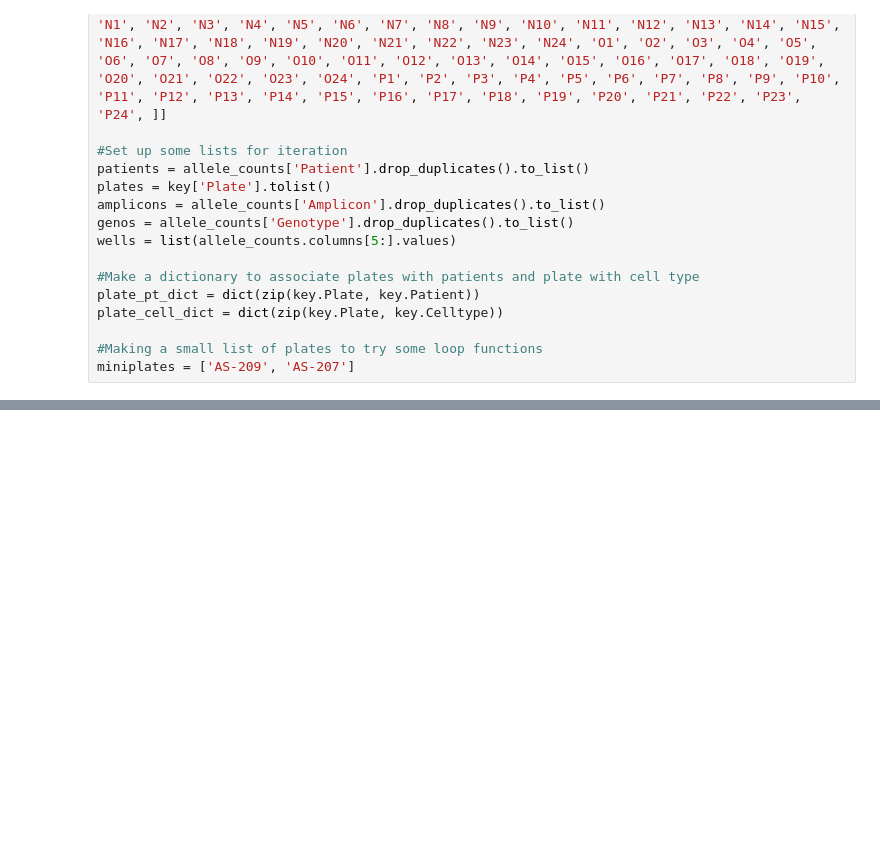
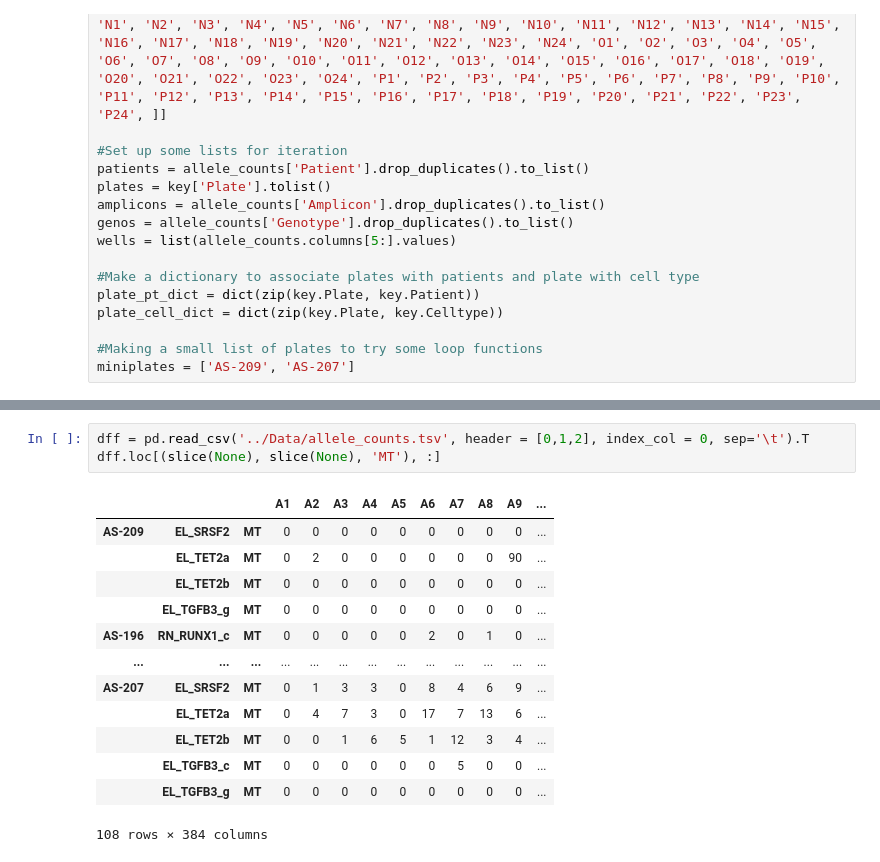
Before and after one commit to AnnatinaSchnegg/AS_amplicons, a Jupyter notebook: Code/Reads per amplicon per plate.ipynb, the cells around one changed output, grey strips where cells are left out. Cells and saved outputs as stored; diff of their text form; blank space fills up the shorter version.

```diff
--- a/Code/Reads per amplicon per plate.ipynb
+++ b/Code/Reads per amplicon per plate.ipynb
@@ -220,0 +375,17 @@ Which patient to plot - EL, RN, GR? RN
+# %%
+dff = pd.read_csv('../Data/allele_counts.tsv', header = [0,1,2], index_col = 0, sep='\t').T
+dff.loc[(slice(None), slice(None), 'MT'), :]
+# %% [output]
+|  |  |  | A1 | A2 | A3 | A4 | A5 | A6 | A7 | A8 | A9 | ... |
+| AS-209 | EL_SRSF2 | MT | 0 | 0 | 0 | 0 | 0 | 0 | 0 | 0 | 0 | ... |
+|  | EL_TET2a | MT | 0 | 2 | 0 | 0 | 0 | 0 | 0 | 0 | 90 | ... |
+|  | EL_TET2b | MT | 0 | 0 | 0 | 0 | 0 | 0 | 0 | 0 | 0 | ... |
+|  | EL_TGFB3_g | MT | 0 | 0 | 0 | 0 | 0 | 0 | 0 | 0 | 0 | ... |
+| AS-196 | RN_RUNX1_c | MT | 0 | 0 | 0 | 0 | 0 | 2 | 0 | 1 | 0 | ... |
+| ... | ... | ... | ... | ... | ... | ... | ... | ... | ... | ... | ... | ... |
+| AS-207 | EL_SRSF2 | MT | 0 | 1 | 3 | 3 | 0 | 8 | 4 | 6 | 9 | ... |
+|  | EL_TET2a | MT | 0 | 4 | 7 | 3 | 0 | 17 | 7 | 13 | 6 | ... |
+|  | EL_TET2b | MT | 0 | 0 | 1 | 6 | 5 | 1 | 12 | 3 | 4 | ... |
+|  | EL_TGFB3_c | MT | 0 | 0 | 0 | 0 | 0 | 0 | 5 | 0 | 0 | ... |
+|  | EL_TGFB3_g | MT | 0 | 0 | 0 | 0 | 0 | 0 | 0 | 0 | 0 | ... |
+108 rows × 384 columns
```
Also changed, not shown: parts of 6 cells of this notebook, 3 other files.
